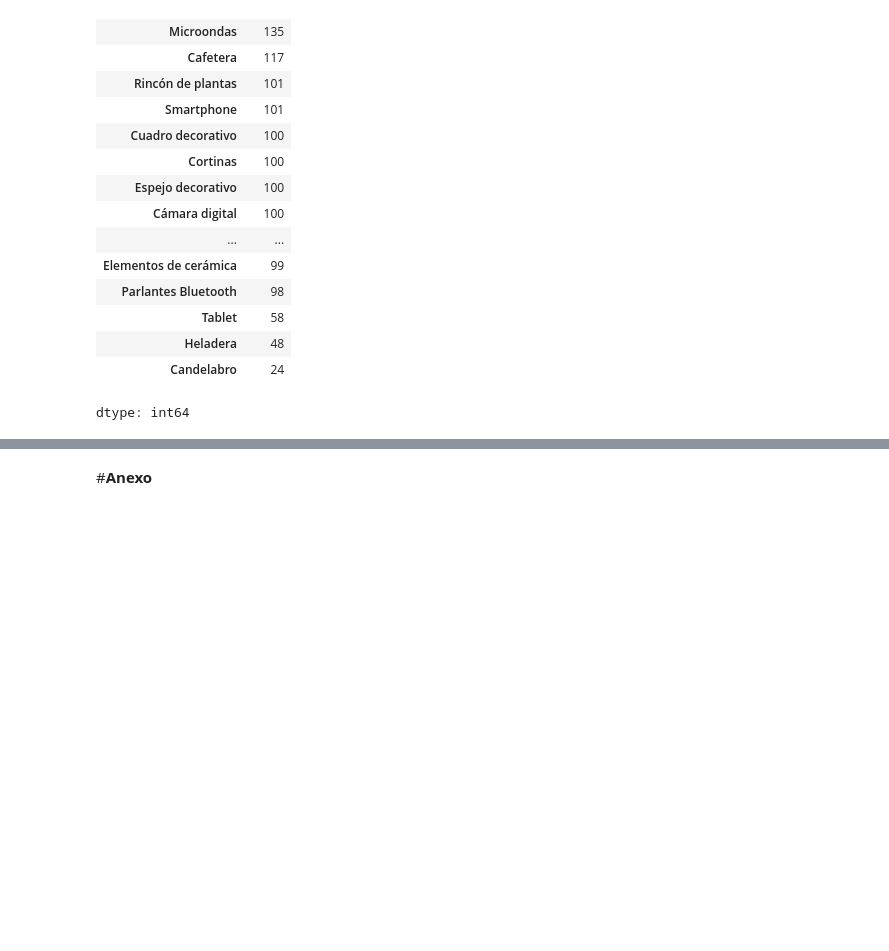
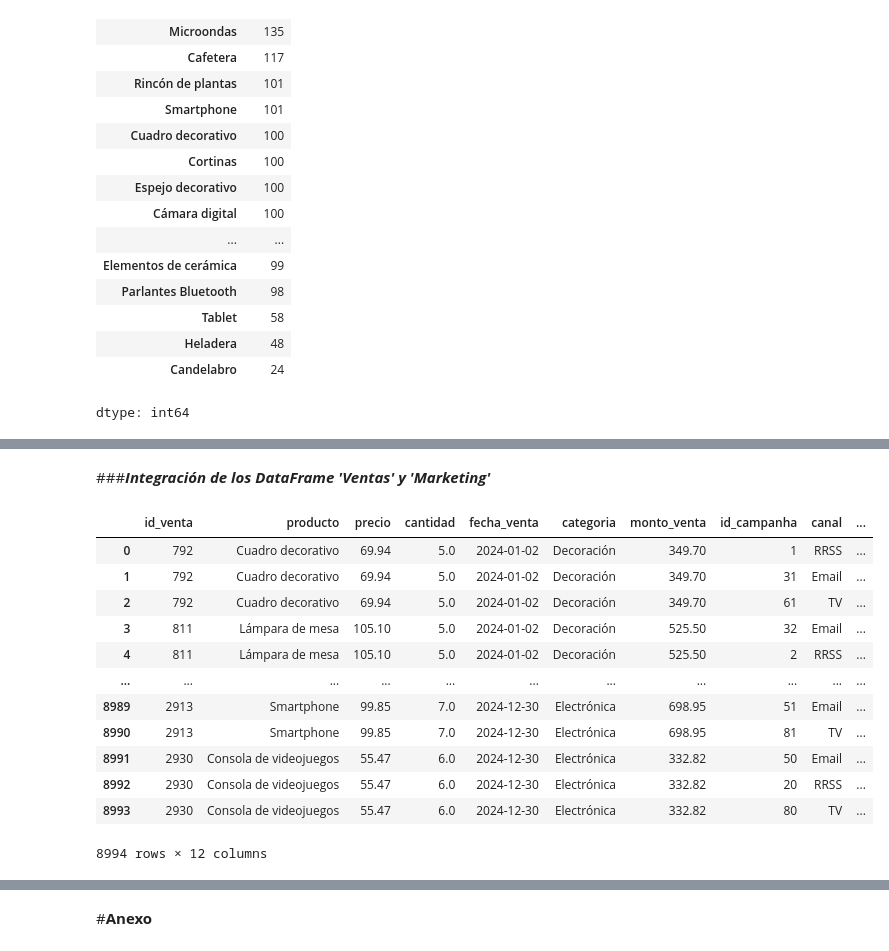
Before and after one commit to FedeM-Git/TT-2C2025-Data-Analitycs-Notebooks, a Jupyter notebook: Pre-Entrega_Maune/Pre-Entrega_Maune, Juan_Federico.ipynb, the cells around one changed output, grey strips where cells are left out. Saved outputs shown, nothing was run; the diff lists cells and outputs as text; code cells hidden in the pictures; blank space fills up the shorter version.

```diff
--- a/Pre-Entrega_Maune/Pre-Entrega_Maune, Juan_Federico.ipynb
+++ b/Pre-Entrega_Maune/Pre-Entrega_Maune, Juan_Federico.ipynb
@@ -1000,0 +1007,20 @@ ver costos vs ganancias
+# %% [markdown]
+###***Integración de los DataFrame 'Ventas' y 'Marketing'***
+# %%
+# Integro los DataFrame 'Ventes' y 'Marketing' usando el campo 'producto'
+ventas_marketing_1 = pd.merge(df_ventas,df_marketing, on='producto', how='inner')
+ventas_marketing_1
+# %% [output]
+|  | id_venta | producto | precio | cantidad | fecha_venta | categoria | monto_venta | id_campanha | canal | ... |
+| 0 | 792 | Cuadro decorativo | 69.94 | 5.0 | 2024-01-02 | Decoración | 349.70 | 1 | RRSS | ... |
+| 1 | 792 | Cuadro decorativo | 69.94 | 5.0 | 2024-01-02 | Decoración | 349.70 | 31 | Email | ... |
+| 2 | 792 | Cuadro decorativo | 69.94 | 5.0 | 2024-01-02 | Decoración | 349.70 | 61 | TV | ... |
+| 3 | 811 | Lámpara de mesa | 105.10 | 5.0 | 2024-01-02 | Decoración | 525.50 | 32 | Email | ... |
+| 4 | 811 | Lámpara de mesa | 105.10 | 5.0 | 2024-01-02 | Decoración | 525.50 | 2 | RRSS | ... |
+| ... | ... | ... | ... | ... | ... | ... | ... | ... | ... | ... |
+| 8989 | 2913 | Smartphone | 99.85 | 7.0 | 2024-12-30 | Electrónica | 698.95 | 51 | Email | ... |
+| 8990 | 2913 | Smartphone | 99.85 | 7.0 | 2024-12-30 | Electrónica | 698.95 | 81 | TV | ... |
+| 8991 | 2930 | Consola de videojuegos | 55.47 | 6.0 | 2024-12-30 | Electrónica | 332.82 | 50 | Email | ... |
+| 8992 | 2930 | Consola de videojuegos | 55.47 | 6.0 | 2024-12-30 | Electrónica | 332.82 | 20 | RRSS | ... |
+| 8993 | 2930 | Consola de videojuegos | 55.47 | 6.0 | 2024-12-30 | Electrónica | 332.82 | 80 | TV | ... |
+8994 rows × 12 columns
```
Also changed, not shown: parts of 36 cells of this notebook.
